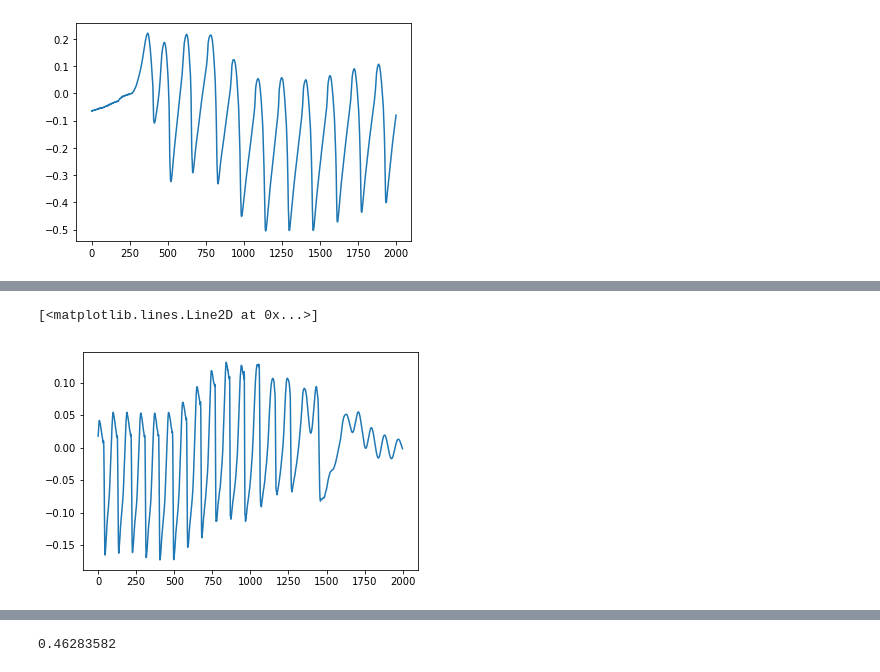
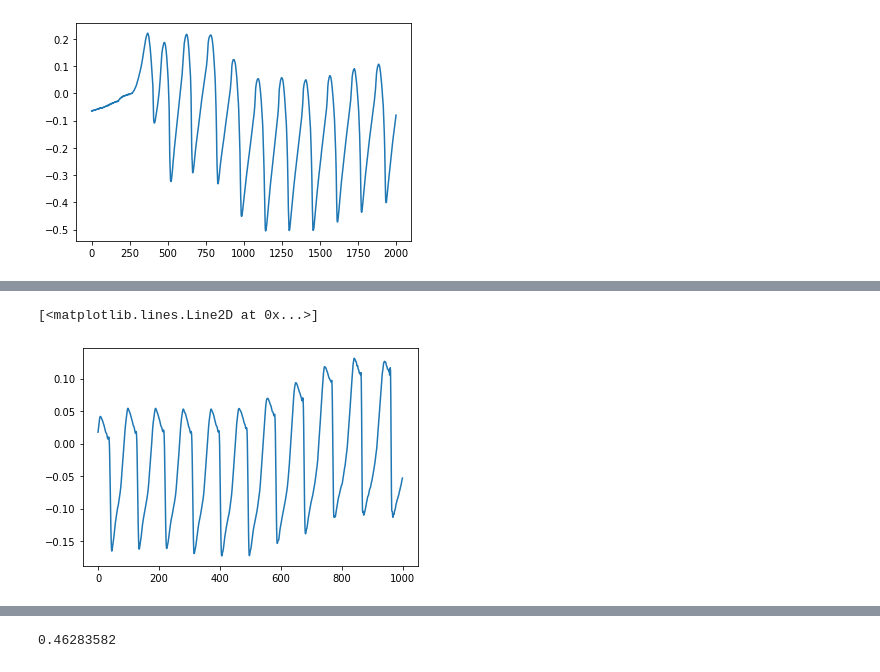
Before and after one commit to SeongwoongCho/SpeechToEGG, a Jupyter notebook: Testing Script.ipynb, the cells around one changed output, grey strips where cells are left out. Drawn from its saved outputs; the diff is of its cells as text; code cells hidden in the pictures.

```diff
--- a/Testing Script.ipynb
+++ b/Testing Script.ipynb
@@ -350,9 +352,9 @@ mask_original = s[2,:,:]
 
 original_signal = librosa.istft(mask_original*np.exp(mag_original)*(np.cos(phase_original)+1j*np.sin(phase_original)),hop_length=128,win_length=512)
 # %%
-plt.plot(original_signal[10000:12000])
+plt.plot(original_signal[10000:11000])
 # %% [output]
 [<matplotlib.lines.Line2D at 0x...>]
-[figure, old version]
+[figure, new version]
 # %%
 recon_signal = librosa.istft(mask*mag*(np.cos(phase)+1j*np.sin(phase)),hop_length=128,win_length=512)
```
Also changed, not shown: parts of 10 cells of this notebook, 10 other files.
